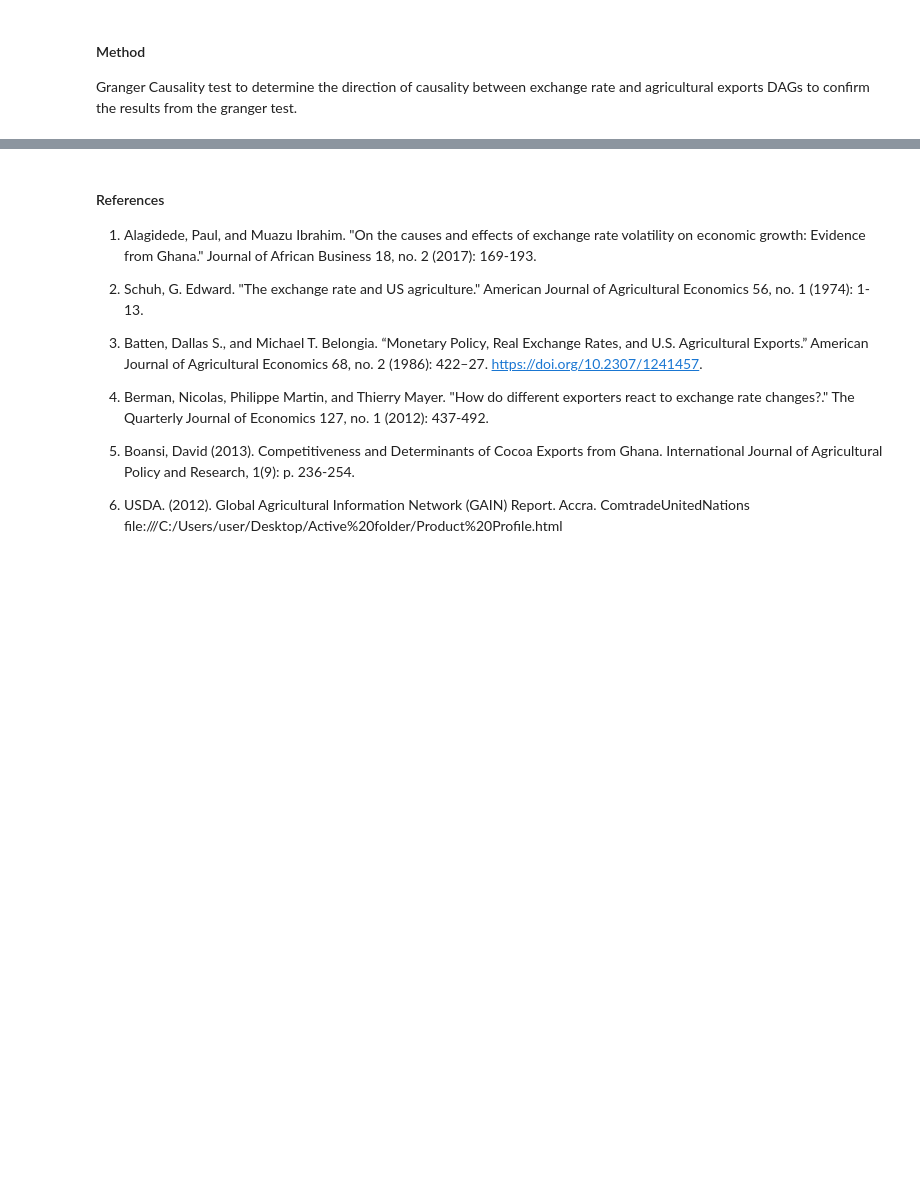
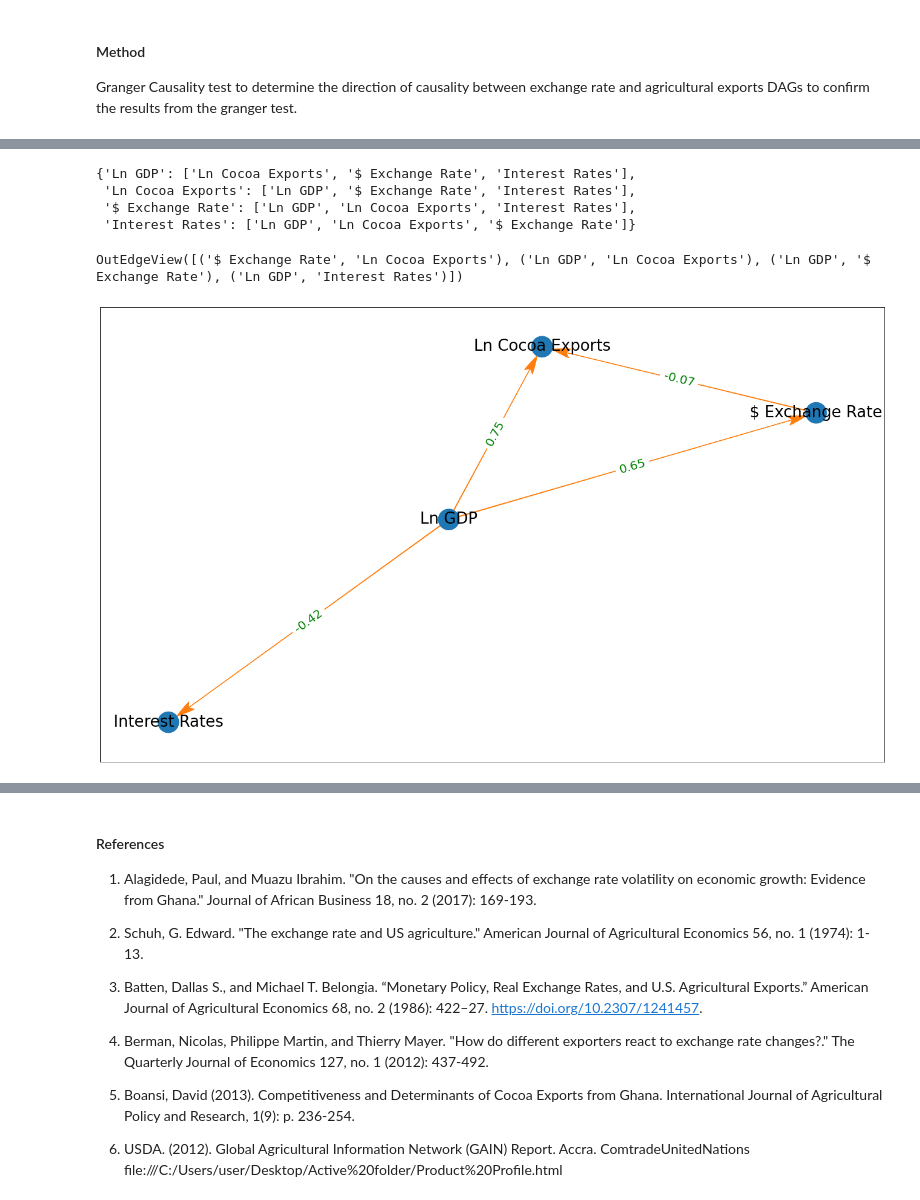
Before and after one commit to XorlademBarnorKodjo/Computational-Economics, a Jupyter notebook: Term Paper/Term Paper.ipynb, the cells around one changed output, grey strips where cells are left out. Saved outputs shown, nothing was run; the diff lists cells and outputs as text; code cells hidden in the pictures; blank space fills up the shorter version.

```diff
--- a/Term Paper/Term Paper.ipynb
+++ b/Term Paper/Term Paper.ipynb
@@ -114,0 +212,62 @@ DAGs to confirm the results from the granger test.
+# %%
+import pingouin
+from pgmpy.estimators import PC
+c = PC(data_reg[keys].dropna())
+max_cond_vars = len(keys) - 2
+
+sig =0.05
+model = c.estimate(return_type = "dag", variant= "parallel",
+                   significance_level = sig,
+                   max_cond_vars = max_cond_vars, ci_test = "pearsonr")
+edges = model.edges()
+pcorr = data_reg.pcorr()
+weights = {}
+# %%
+undirected_graph = {key:[] for key in data_reg.keys()}
+for x in undirected_graph:
+    remaining_vars = [y for y in data_reg.keys() if y != x]
+    for y in remaining_vars:
+        undirected_graph[x].append(y)
+
+undirected_graph
+# %% [output]
+{'Ln GDP': ['Ln Cocoa Exports', '$ Exchange Rate', 'Interest Rates'],
+ 'Ln Cocoa Exports': ['Ln GDP', '$ Exchange Rate', 'Interest Rates'],
+ '$ Exchange Rate': ['Ln GDP', 'Ln Cocoa Exports', 'Interest Rates'],
+ 'Interest Rates': ['Ln GDP', 'Ln Cocoa Exports', '$ Exchange Rate']}
+# %%
+import matplotlib.pyplot as plt
+from matplotlib.patches import ArrowStyle
+import networkx as nx
+def graph_DAG(edges, data_reg, title = ""):
+    pcorr = data_reg.pcorr()
+    graph = nx.DiGraph()
+    edge_labels = {}
+    for edge in edges:
+        edge_labels[edge] = str(round(pcorr[edge[0]].loc[edge[1]],2))
+
+    graph.add_edges_from(edges)
+    color_map = ["C0" for g in graph]
+
+    fig, ax = plt.subplots(figsize = (20,12))
+    graph.nodes()
+    plt.tight_layout()
+    pos = nx.spring_layout(graph)#, k = 5/(len(sig_corr.keys())**.5))
+
+    plt.title(title, fontsize = 30)
+    nx.draw_networkx(graph, pos, node_color=color_map, node_size = 1200,
+                     with_labels=True,  arrows=True,
+                     font_color = "black",
+                     font_size = 26, alpha = 1,
+                     width = 1, edge_color = "C1",
+                     arrowstyle=ArrowStyle("Fancy, head_length=3, head_width=1.5, tail_width=.1"), ax = ax)
+    nx.draw_networkx_edge_labels(graph,pos,
+                                 edge_labels=edge_labels,
+                                 font_color='green',
+                                 font_size=20)
+plt.close()
+graph_DAG(edges, data_reg)
+edges
+# %% [output]
+OutEdgeView([('$ Exchange Rate', 'Ln Cocoa Exports'), ('Ln GDP', 'Ln Cocoa Exports'), ('Ln GDP', '$ Exchange Rate'), ('Ln GDP', 'Interest Rates')])
+[figure, added]
```
Also changed, not shown: parts of 13 cells of this notebook, 9 other files.
